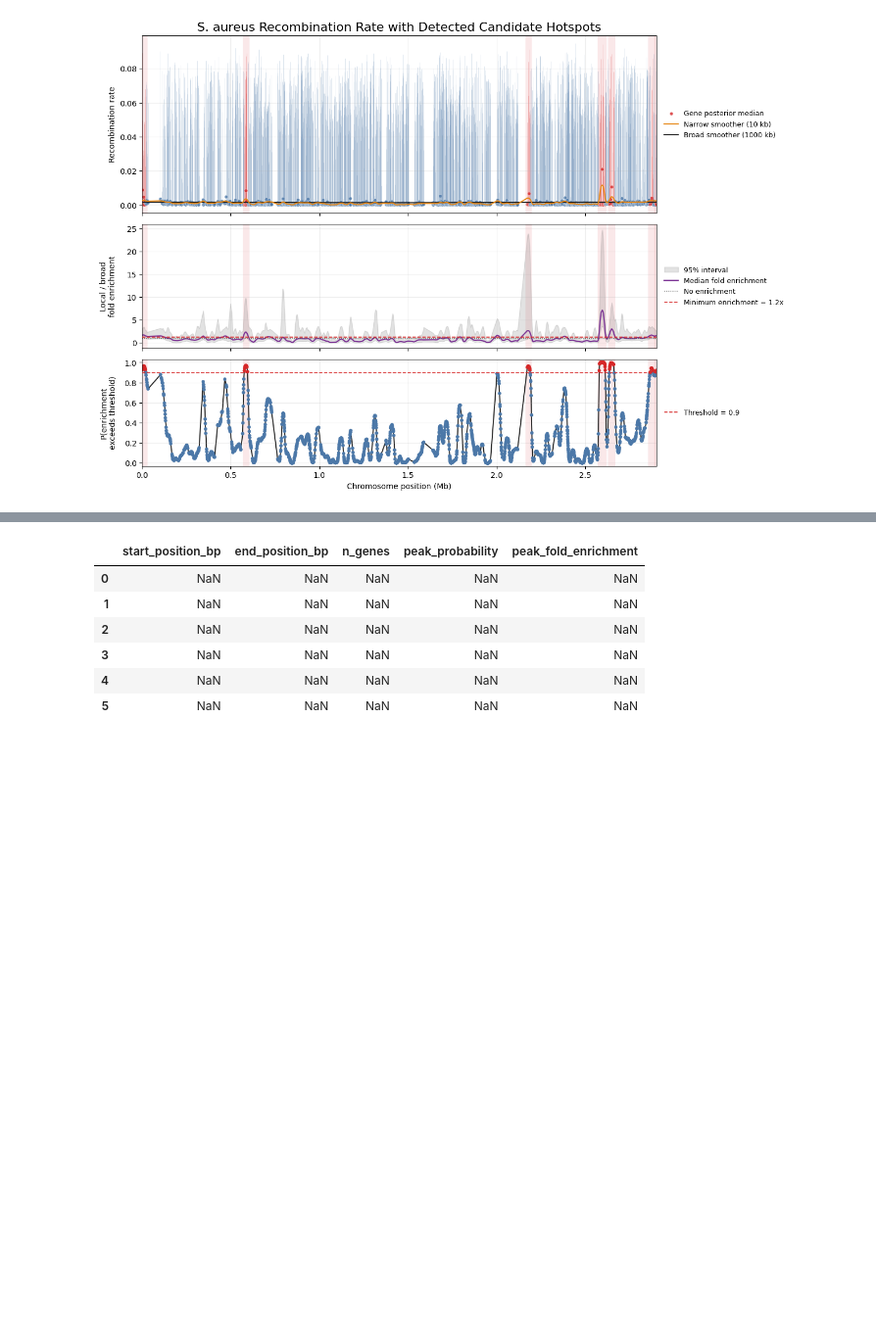
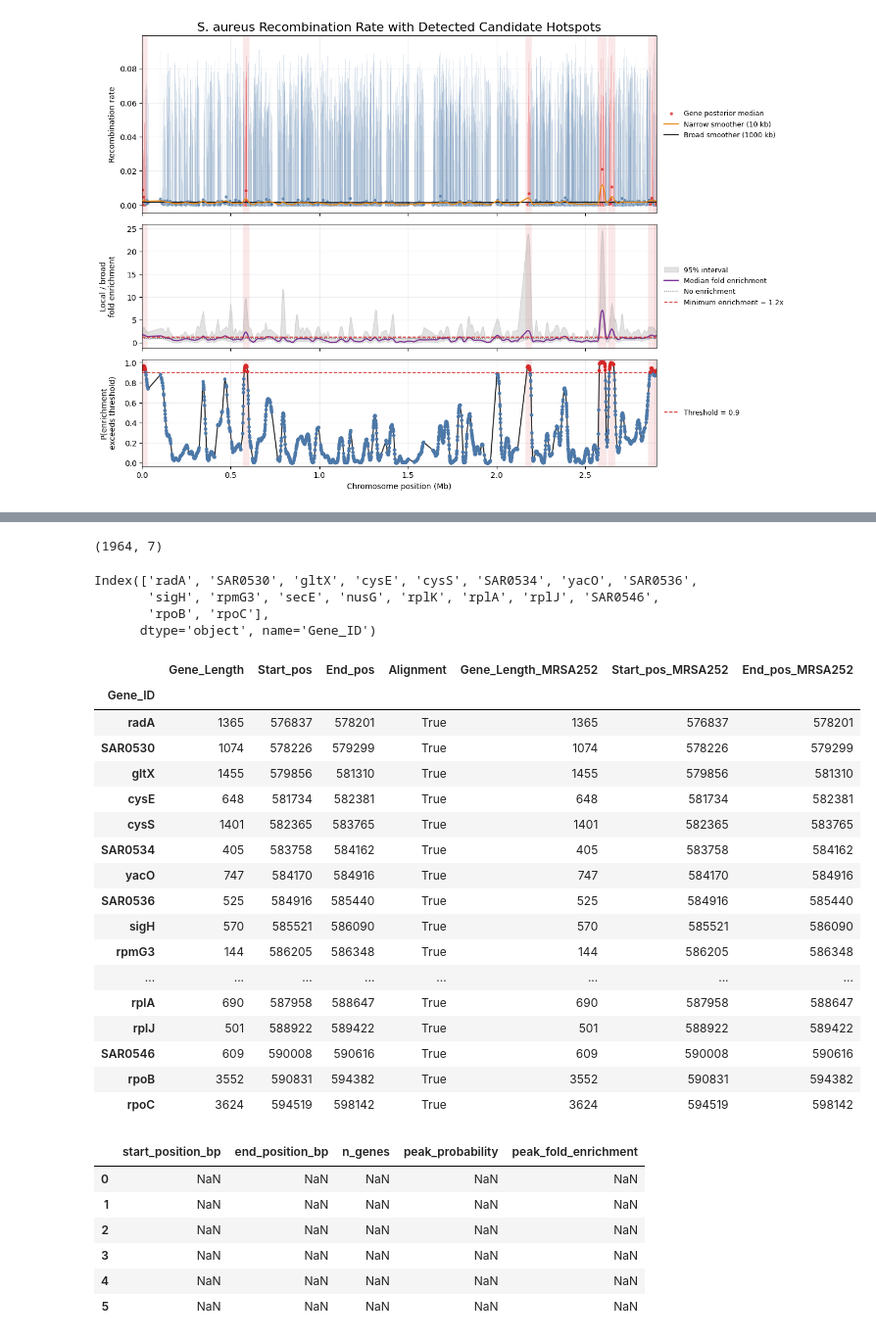
Before and after one commit to haochu-liu/likelihood-free, a Jupyter notebook: python/hotspots_staph.ipynb, the cells around one changed output, grey strips where cells are left out. Shown at 98% size. Cells and saved outputs as stored; diff of their text form; code cells hidden in the pictures; blank space fills up the shorter version.

```diff
--- a/python/hotspots_staph.ipynb
+++ b/python/hotspots_staph.ipynb
@@ -330,3 +342,37 @@ Detected hotspot segments:
+# %%
+gene_info_updated = gene_info.drop(gene_info.index[no_signal_id], axis=0)
+gene_info_updated = gene_info_updated.iloc[ord_start_pos, :]
+gene_info_updated.shape
+# %% [output]
+(1964, 7)
+# %%
+print(gene_info_updated.index[304:322])
+# %% [output]
+Index(['radA', 'SAR0530', 'gltX', 'cysE', 'cysS', 'SAR0534', 'yacO', 'SAR0536',
+       'sigH', 'rpmG3', 'secE', 'nusG', 'rplK', 'rplA', 'rplJ', 'SAR0546',
+       'rpoB', 'rpoC'],
+      dtype='object', name='Gene_ID')
+# %%
+gene_info_updated.iloc[304:322]
+# %% [output]
+|  | Gene_Length | Start_pos | End_pos | Alignment | Gene_Length_MRSA252 | Start_pos_MRSA252 | End_pos_MRSA252 |
+| Gene_ID |  |  |  |  |  |  |  |
+| radA | 1365 | 576837 | 578201 | True | 1365 | 576837 | 578201 |
+| SAR0530 | 1074 | 578226 | 579299 | True | 1074 | 578226 | 579299 |
+| gltX | 1455 | 579856 | 581310 | True | 1455 | 579856 | 581310 |
+| cysE | 648 | 581734 | 582381 | True | 648 | 581734 | 582381 |
+| cysS | 1401 | 582365 | 583765 | True | 1401 | 582365 | 583765 |
+| SAR0534 | 405 | 583758 | 584162 | True | 405 | 583758 | 584162 |
+| yacO | 747 | 584170 | 584916 | True | 747 | 584170 | 584916 |
+| SAR0536 | 525 | 584916 | 585440 | True | 525 | 584916 | 585440 |
+| sigH | 570 | 585521 | 586090 | True | 570 | 585521 | 586090 |
+| rpmG3 | 144 | 586205 | 586348 | True | 144 | 586205 | 586348 |
+| ... | ... | ... | ... | ... | ... | ... | ... |
+| rplA | 690 | 587958 | 588647 | True | 690 | 587958 | 588647 |
+| rplJ | 501 | 588922 | 589422 | True | 501 | 588922 | 589422 |
+| SAR0546 | 609 | 590008 | 590616 | True | 609 | 590008 | 590616 |
+| rpoB | 3552 | 590831 | 594382 | True | 3552 | 590831 | 594382 |
+| rpoC | 3624 | 594519 | 598142 | True | 3624 | 594519 | 598142 |
 # %%
 recomb_hotspots = pd.DataFrame(index=range(len(result.segments(max_gap_bp=800_000))),
                                columns=['start_position_bp',
```
Also changed, not shown: parts of 2 cells of this notebook.
